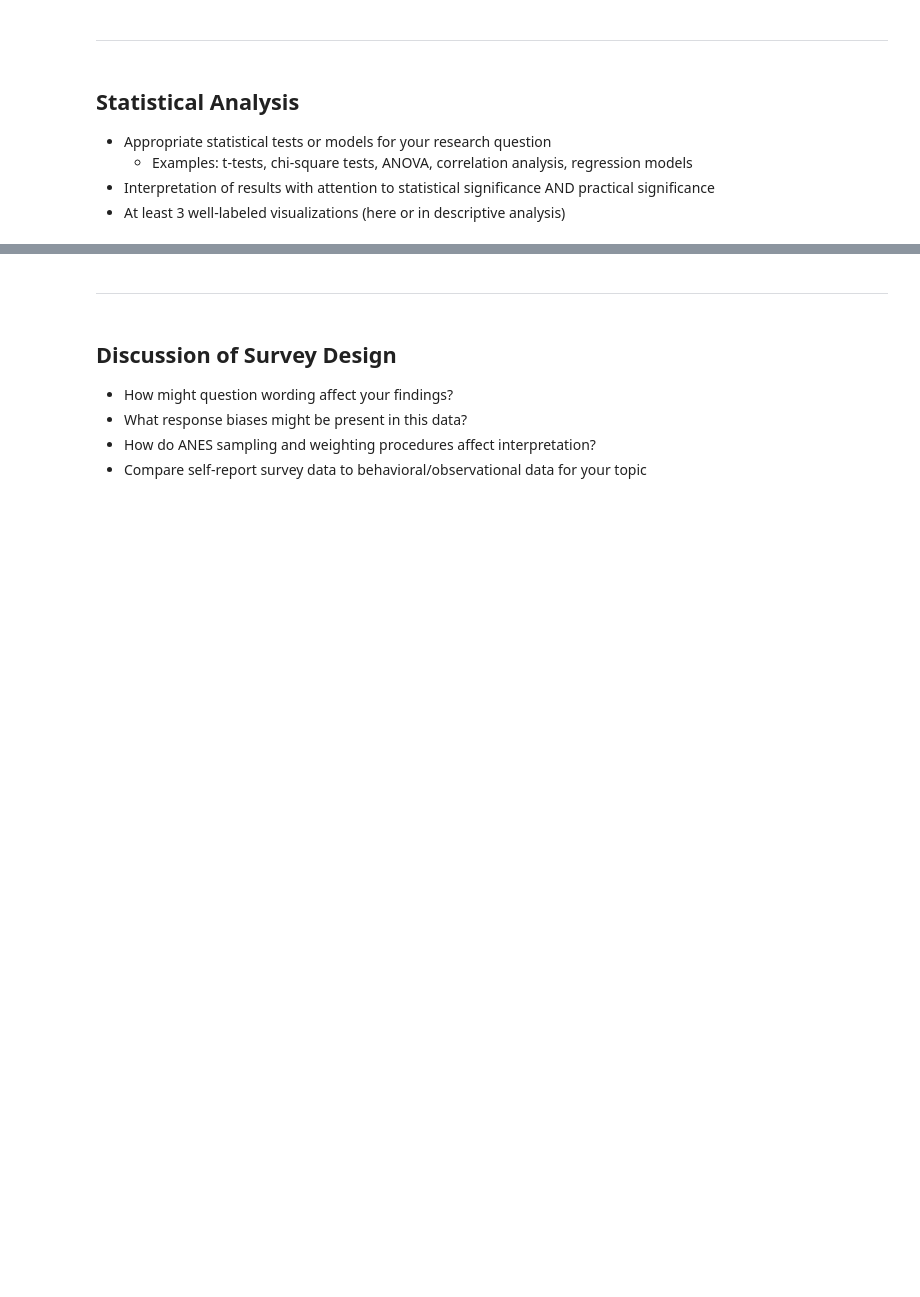
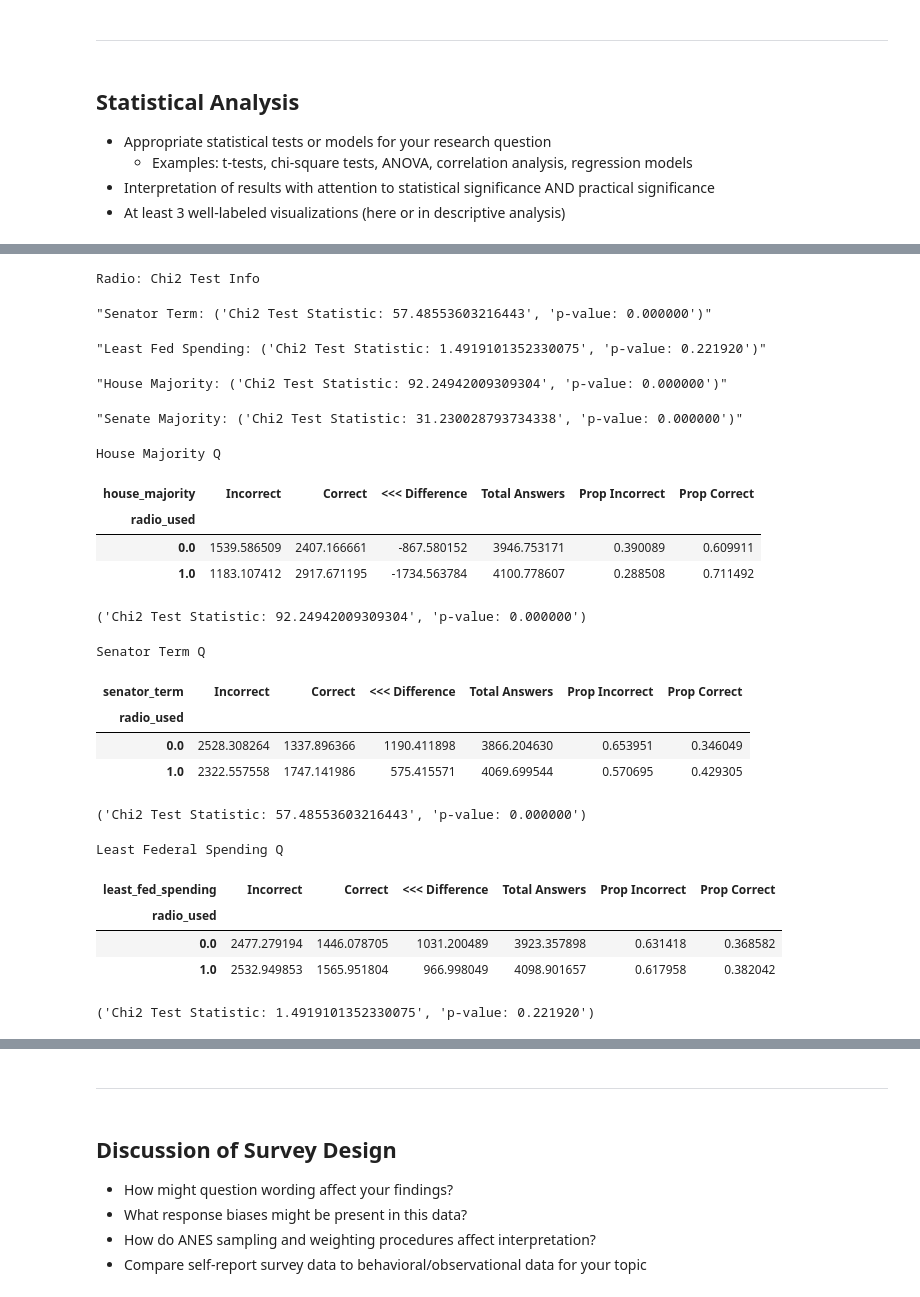
Before and after one commit to npisar/SI313-homework, a Jupyter notebook: module assignments/pisarczyk_Surveys Assignment.ipynb, the cells around one changed output, grey strips where cells are left out. Cells and saved outputs as stored; diff of their text form; code cells hidden in the pictures; blank space fills up the shorter version.

```diff
--- a/module assignments/pisarczyk_Surveys Assignment.ipynb
+++ b/module assignments/pisarczyk_Surveys Assignment.ipynb
@@ -389,0 +731,43 @@ interpretation of the graphs results here
+# %%
+print(f"Radio: Chi2 Test Info")
+display(f"Senator Term: {chi2_tables["senator_term-vs-radio_used"]}")
+display(f"Least Fed Spending: {chi2_tables["least_fed_spending-vs-radio_used"]}")
+display(f"House Majority: {chi2_tables["house_majority-vs-radio_used"]}")
+display(f"Senate Majority: {chi2_tables["senate_majority-vs-radio_used"]}")
+
+print(f"\n\nHouse Majority Q")
+display(comparison_tables["house_majority-vs-radio_used"])
+display(chi2_tables["house_majority-vs-radio_used"])
+
+print(f"\n\nSenator Term Q")
+display(comparison_tables["senator_term-vs-radio_used"])
+display(chi2_tables["senator_term-vs-radio_used"])
+
+print(f"\n\nLeast Federal Spending Q")
+display(comparison_tables["least_fed_spending-vs-radio_used"])
+display(chi2_tables["least_fed_spending-vs-radio_used"])
+print(f"\n\n\n\n\n")
+# %% [output]
+Radio: Chi2 Test Info
+"Senator Term: ('Chi2 Test Statistic: 57.48553603216443', 'p-value: 0.000000')"
+"Least Fed Spending: ('Chi2 Test Statistic: 1.4919101352330075', 'p-value: 0.221920')"
+"House Majority: ('Chi2 Test Statistic: 92.24942009309304', 'p-value: 0.000000')"
+"Senate Majority: ('Chi2 Test Statistic: 31.230028793734338', 'p-value: 0.000000')"
+House Majority Q
+| house_majority | Incorrect | Correct | <<< Difference | Total Answers | Prop Incorrect | Prop Correct |
+| radio_used |  |  |  |  |  |  |
+| 0.0 | 1539.586509 | 2407.166661 | -867.580152 | 3946.753171 | 0.390089 | 0.609911 |
+| 1.0 | 1183.107412 | 2917.671195 | -1734.563784 | 4100.778607 | 0.288508 | 0.711492 |
+('Chi2 Test Statistic: 92.24942009309304', 'p-value: 0.000000')
+Senator Term Q
+| senator_term | Incorrect | Correct | <<< Difference | Total Answers | Prop Incorrect | Prop Correct |
+| radio_used |  |  |  |  |  |  |
+| 0.0 | 2528.308264 | 1337.896366 | 1190.411898 | 3866.204630 | 0.653951 | 0.346049 |
+| 1.0 | 2322.557558 | 1747.141986 | 575.415571 | 4069.699544 | 0.570695 | 0.429305 |
+('Chi2 Test Statistic: 57.48553603216443', 'p-value: 0.000000')
+Least Federal Spending Q
+| least_fed_spending | Incorrect | Correct | <<< Difference | Total Answers | Prop Incorrect | Prop Correct |
+| radio_used |  |  |  |  |  |  |
+| 0.0 | 2477.279194 | 1446.078705 | 1031.200489 | 3923.357898 | 0.631418 | 0.368582 |
+| 1.0 | 2532.949853 | 1565.951804 | 966.998049 | 4098.901657 | 0.617958 | 0.382042 |
+('Chi2 Test Statistic: 1.4919101352330075', 'p-value: 0.221920')
```
Also changed, not shown: parts of 21 cells of this notebook.
